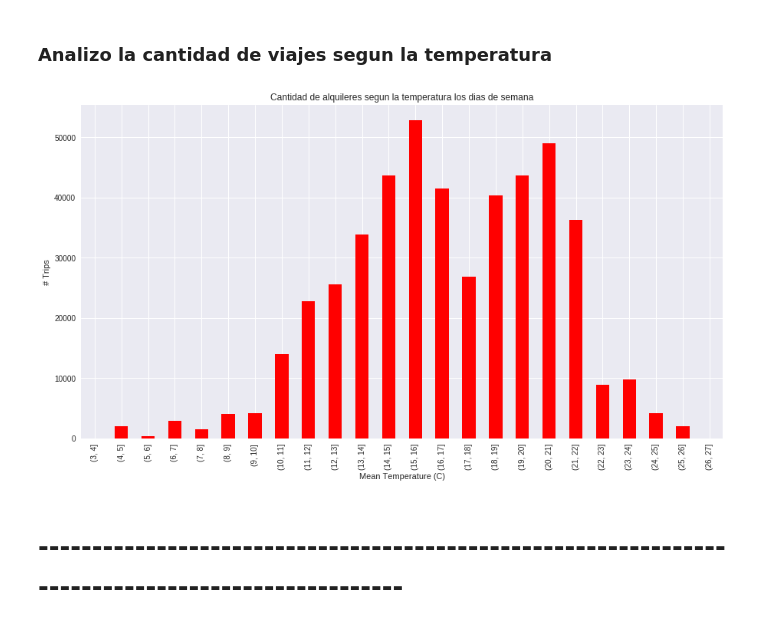
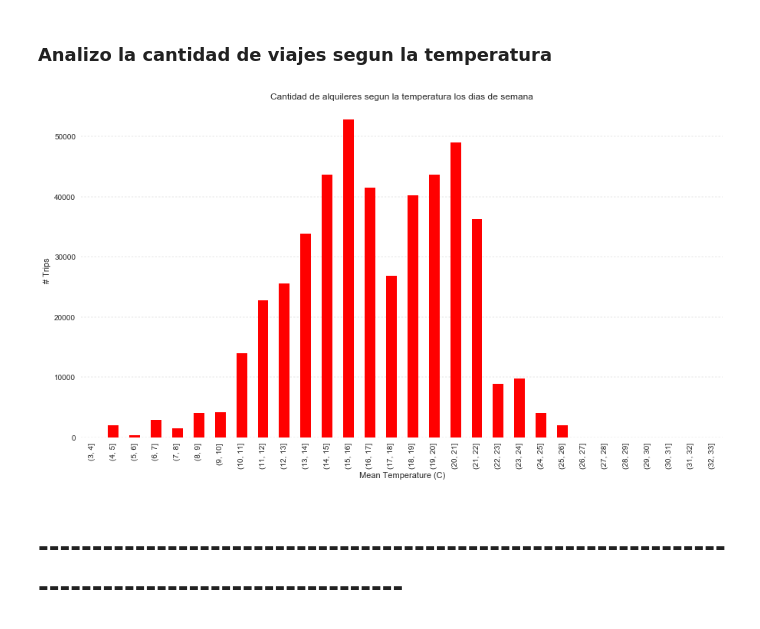
Before and after one commit to hernantain/Analisis-San-Francisco, a Jupyter notebook: analisis.ipynb, the cells around one changed output. Saved outputs shown, nothing was run; the diff lists cells and outputs as text; code cells hidden in the pictures.

```diff
--- a/analisis.ipynb
+++ b/analisis.ipynb
@@ -145,23 +145,25 @@ date_duration.columns=['date','# trips']
 # %%
 duration_temperature = pd.merge(date_duration,temperatures_avg,how='inner',on='date')
 duration_temperature['weekday'] = duration_temperature.date.apply(lambda x: x.weekday())
 duration_temperature_weekdays = duration_temperature\
                         .loc[(duration_temperature.weekday != 5) & (duration_temperature.weekday != 6),:]
 
 duration_temperature_weekdays = duration_temperature_weekdays\
                         [['# trips','date','max_temperature_c','mean_temperature_c','min_temperature_c']]
 
 trips_temperature = duration_temperature_weekdays.\
-                groupby(pd.cut(duration_temperature_weekdays['mean_temperature_c'], np.arange(3,28))).sum()
+                groupby(pd.cut(duration_temperature_weekdays['mean_temperature_c'], np.arange(3,34))).sum()
 
 f = plt.figure()
 ax = trips_temperature['# trips'].plot.bar(figsize=(15,8),colormap='autumn',layout=('# trips','Mean Temperature (C)'), ax=f.gca())
 ax.set_ylabel('# Trips');
 ax.set_xlabel('Mean Temperature (C)');
+ax.set_facecolor('white')
+ax.grid(color='k',axis='y' ,linestyle='dotted', linewidth=0.1)
 plt.title('Cantidad de alquileres segun la temperatura los dias de semana')
 plt.show()
 # %% [output]
-[figure, old version]
+[figure, new version]
 # %% [markdown]
 # --------------------------------------------------------------------------------------------------
 # %% [markdown]
```
Also changed, not shown: parts of 19 cells of this notebook.
